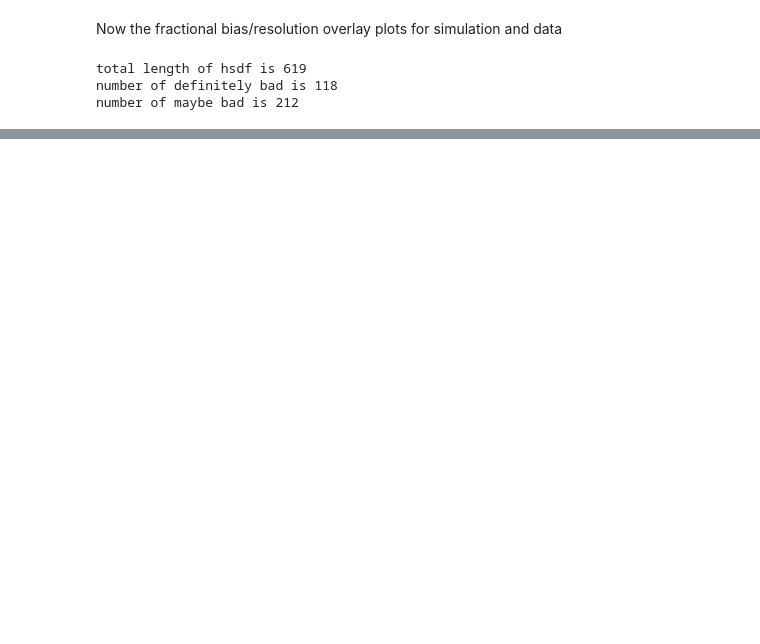
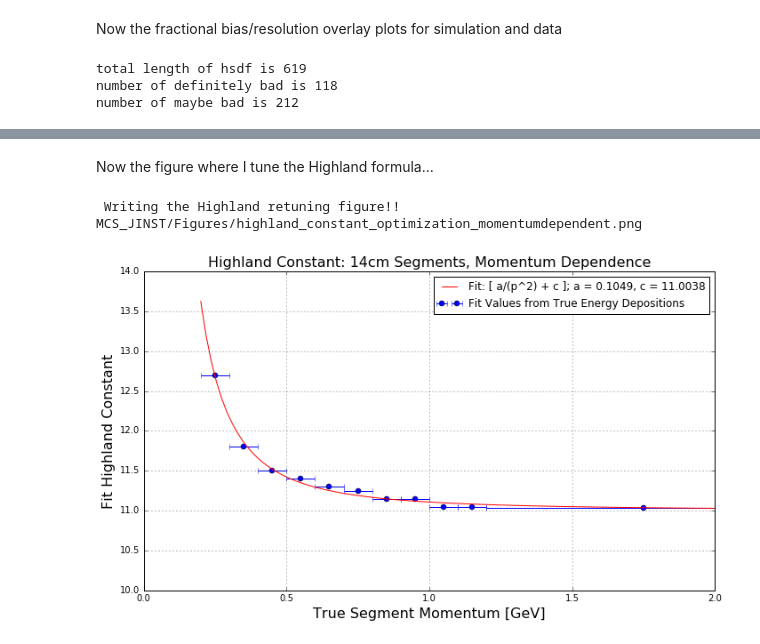
Before and after one commit to kaleko/MCS_Technote, a Jupyter notebook: JINST_figures.ipynb, the cells around one changed output, grey strips where cells are left out. Saved outputs shown, nothing was run; the diff lists cells and outputs as text; code cells hidden in the pictures; blank space fills up the shorter version.

```diff
--- a/JINST_figures.ipynb
+++ b/JINST_figures.ipynb
@@ -598,0 +842,41 @@ fractional_resolution_plot(xvar='full_range_momentum_inverse',yvar='full_MCS_mom
+# %% [markdown]
+Now the figure where I tune the Highland formula...
+# %%
+myx = [.25,.35,.45,.55,.65,.75,.85,.95,1.05,1.15,1.75]
+lower_xerr = [ .05 ] * len(myx)
+upper_xerr = [ .05 ] * len(myx)
+lower_xerr[-1] = 1.75-1.15 - upper_xerr[-1]
+upper_xerr[-1] = lower_xerr[-1]
+asymmetric_error = [lower_xerr,upper_xerr]
+
+# ax1.errorbar(x, y, xerr=asymmetric_error, fmt='o')
+myc = [12.7,11.8,11.5,11.4,11.3,11.25,11.15,11.15,11.05,11.05,11.03]
+plt.figure(figsize=(10,6))
+plt.errorbar(myx,myc,xerr=asymmetric_error,fmt='bo',label='Fit Values from True Energy Depositions')
+plt.title("Highland Constant: 14cm Segments, Momentum Dependence",fontsize=16)
+plt.xlabel('True Segment Momentum [GeV]',fontsize=16)
+plt.ylabel('Fit Highland Constant',fontsize=16)
+plt.ylim((10,14))
+plt.xlim((0,2))
+plt.grid(True)
+
+from scipy.optimize import curve_fit
+def func(x,a,c):
+    return (a/(x*x)) + c
+#popt, pcov = curve_fit(func,myx,myc)
+
+curvex = np.linspace(0.2,2,100)
+a = 0.1049
+c = 11.0038
+curvey = func(curvex,a,c)
+plt.plot(curvex,curvey,'r',label='Fit: [ a/(p^2) + c ]; a = %0.4f, c = %0.4f'%(a,c))
+plt.legend()
+
+if write_figures is not None:
+    plotname = 'highland_constant_optimization_momentumdependent.png'
+    print " \n\n Writing the Highland retuning figure!! %s\n\n" % (figdir+plotname)
+    plt.tight_layout()
+    plt.savefig(figdir + plotname,dpi=600)
+# %% [output]
+ Writing the Highland retuning figure!! MCS_JINST/Figures/highland_constant_optimization_momentumdependent.png
+[figure, added]
```
Also changed, not shown: parts of 24 cells of this notebook, 54 other files.
